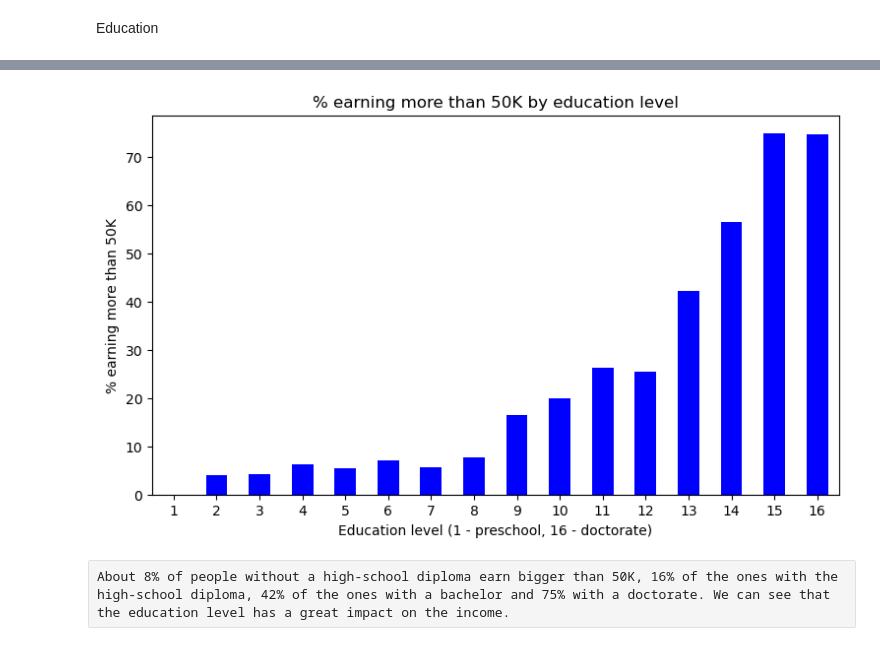
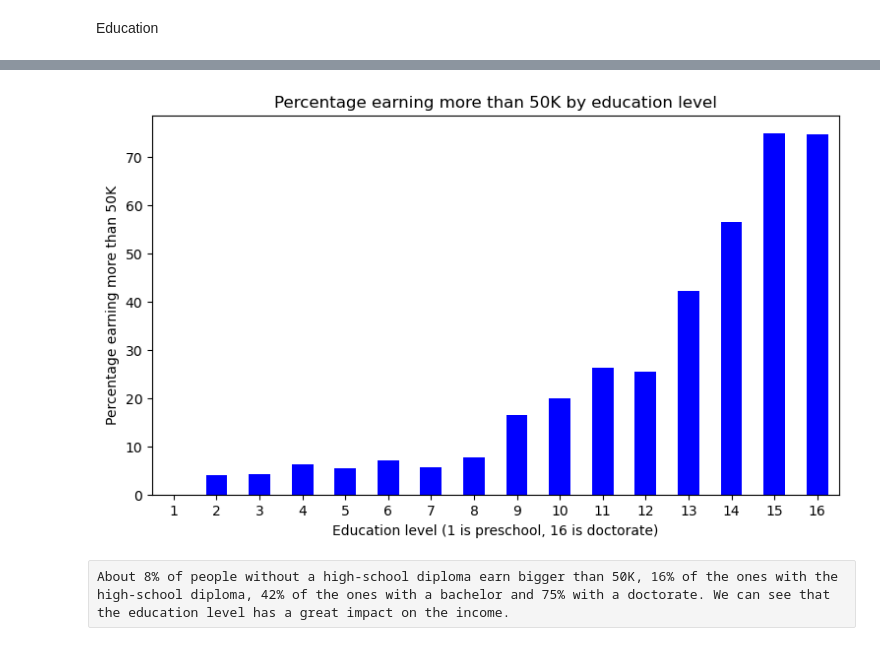
Before and after one commit to henr1quemorais/data-exploration-and-preparation-ca1, a Jupyter notebook: Adult Census Income.ipynb, the cells around one changed output, grey strips where cells are left out. Cells and saved outputs as stored; diff of their text form; code cells hidden in the pictures.

```diff
--- a/Adult Census Income.ipynb
+++ b/Adult Census Income.ipynb
@@ -324,13 +324,13 @@ education.num
 Name: high_income, dtype: float64
 # %%
 edu_income.plot(kind="bar", color="blue", figsize=(9, 5))
-plt.title("% earning more than 50K by education level")
-plt.xlabel("Education level (1 - preschool, 16 - doctorate)")
-plt.ylabel("% earning more than 50K")
+plt.title("Percentage earning more than 50K by education level")
+plt.xlabel("Education level (1 is preschool, 16 is doctorate)")
+plt.ylabel("Percentage earning more than 50K")
 plt.xticks(rotation=0)
 plt.show()
 # %% [output]
-[figure, old version]
+[figure, new version]
 # %% [raw]
 About 8% of people without a high-school diploma earn bigger than 50K, 16% of the ones with the high-school diploma, 42% of the ones with a bachelor and 75% with a doctorate. We can see that the education level has a great impact on the income.
 # %% [markdown]
```
Also changed, not shown: parts of 6 cells of this notebook, 2 other files.
